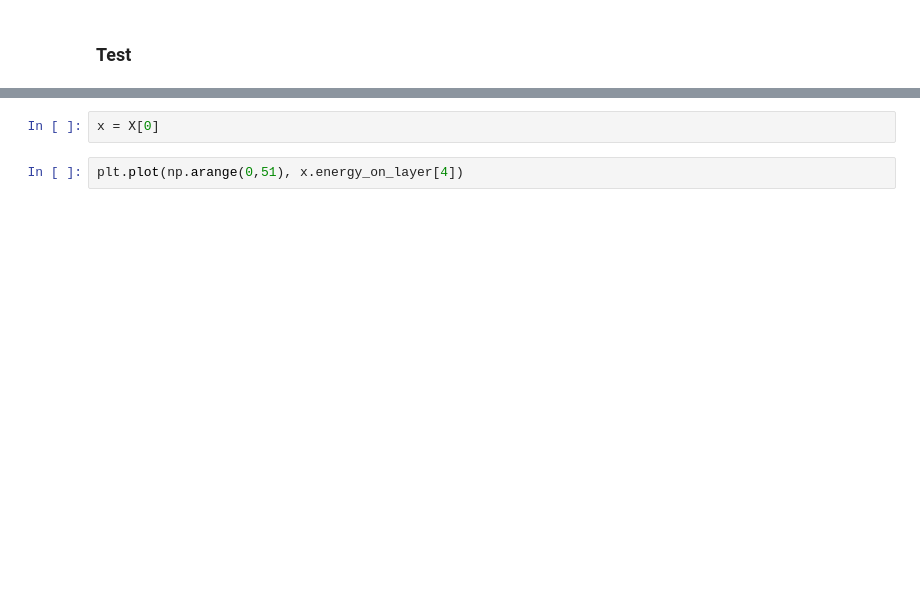
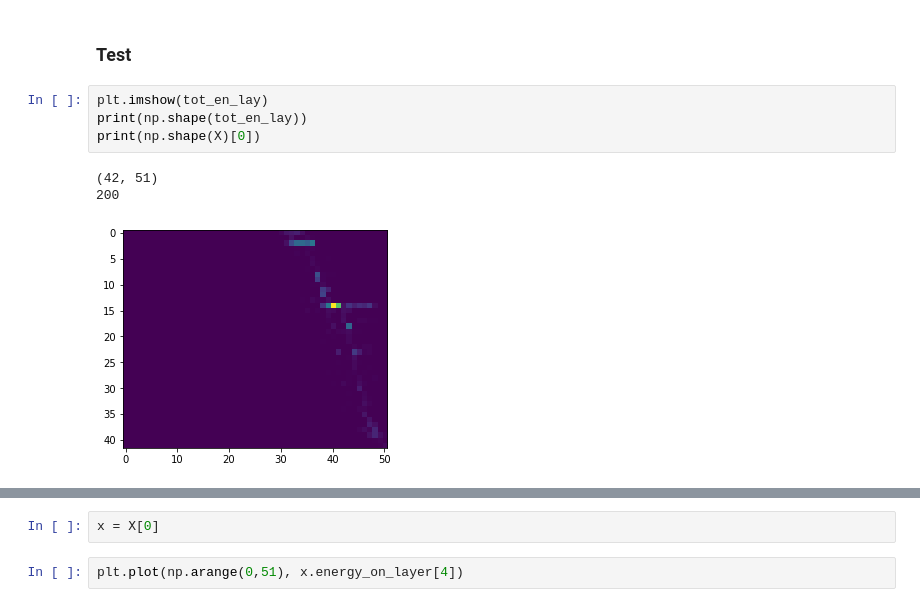
Before and after one commit to Abhirikshma/HackathonLinking, a Jupyter notebook: 1_1-DataPreparation-LC.ipynb, the cells around one changed output, grey strips where cells are left out. Saved outputs shown, nothing was run; the diff lists cells and outputs as text; blank space fills up the shorter version.

```diff
--- a/1_1-DataPreparation-LC.ipynb
+++ b/1_1-DataPreparation-LC.ipynb
@@ -165,2 +203,10 @@ for i_file, file in enumerate(files[offset:1]):
 # %% [markdown]
 ### Test
+# %%
+plt.imshow(tot_en_lay)
+print(np.shape(tot_en_lay))
+print(np.shape(X)[0])
+# %% [output]
+(42, 51)
+200
+[figure, added]
```
Also changed, not shown: parts of 6 cells of this notebook, 5 other files.
